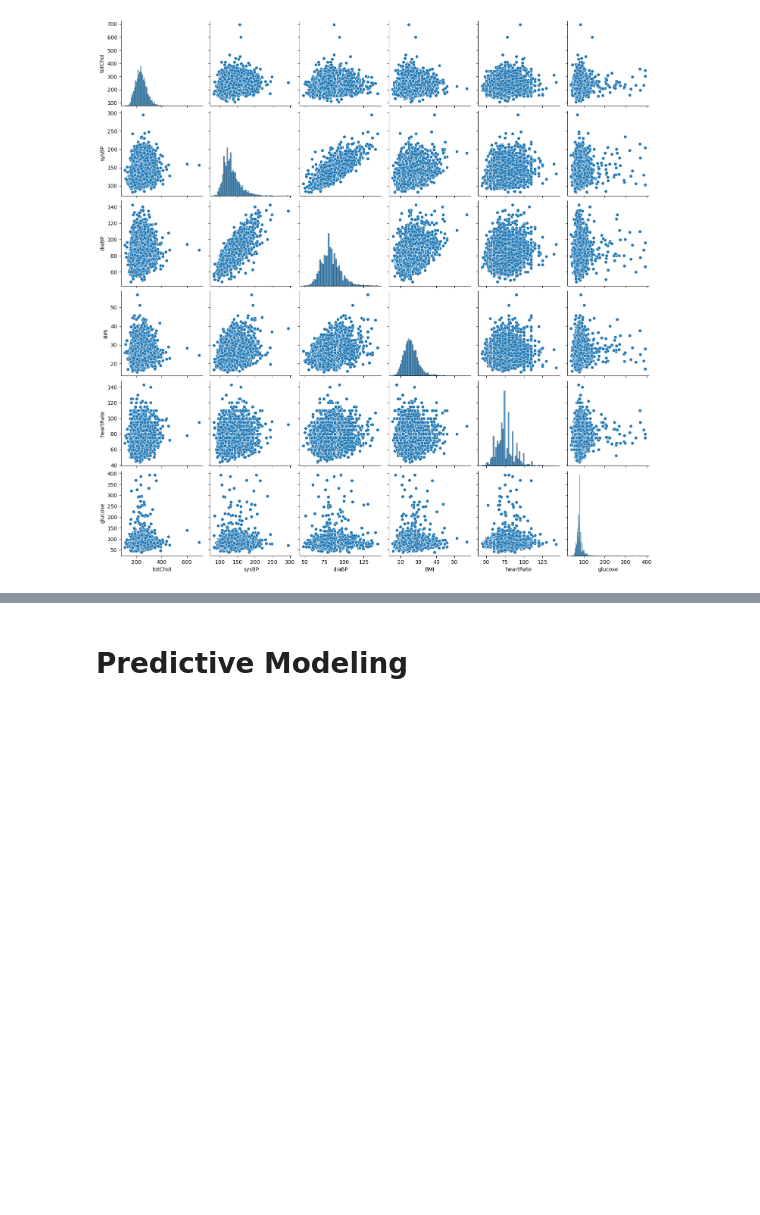
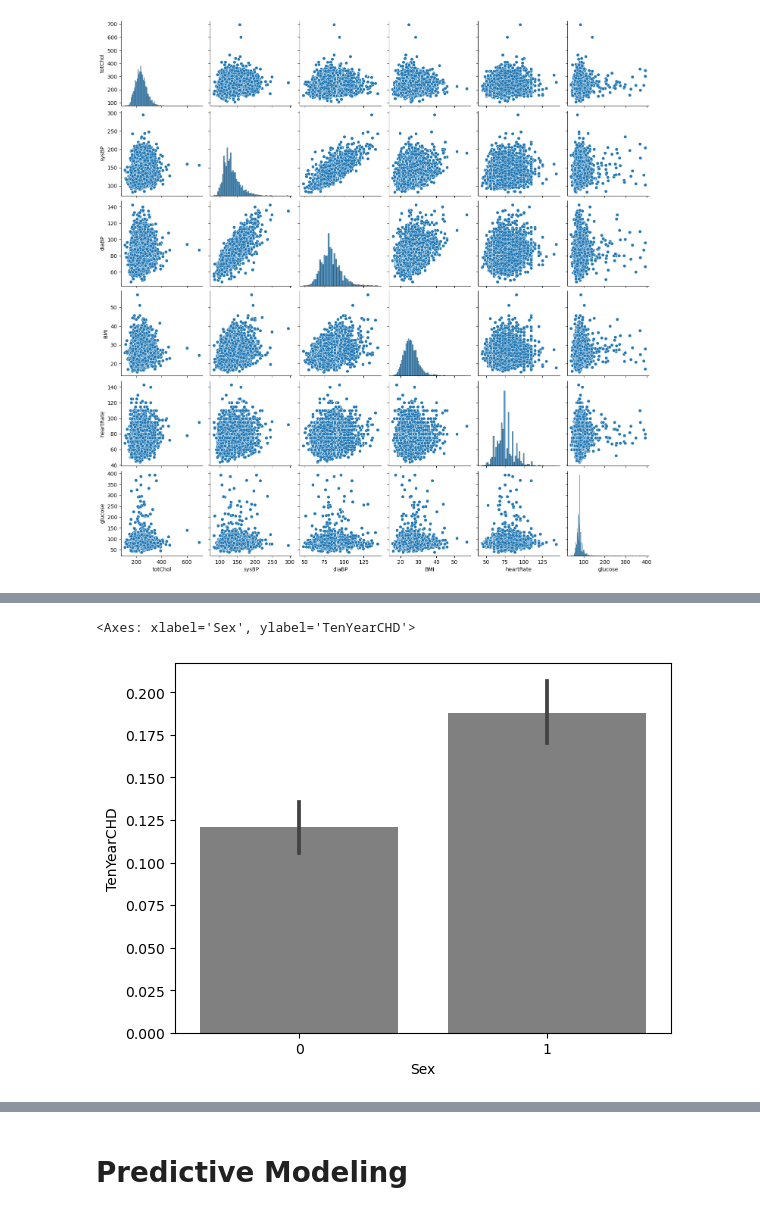
Before and after one commit to nawafalhu/HEART-DISEASE-PREDICTION, a Jupyter notebook: Heart-Disease.ipynb, the cells around one changed output, grey strips where cells are left out. Cells and saved outputs as stored; diff of their text form; code cells hidden in the pictures; blank space fills up the shorter version.

```diff
--- a/Heart-Disease.ipynb
+++ b/Heart-Disease.ipynb
@@ -313,0 +345,7 @@ sns.pairplot(data=df, vars=["totChol", "sysBP", "diaBP", "BMI", "heartRate", "gl
+# %%
+sample_female = df[df['Sex'] == 0].sample(n=min_count, random_state=101)
+sample_male = df[df['Sex'] == 1].sample(n=min_count, random_state=101)
+
+gender = pd.concat([sample_female, sample_male], axis=0)
+gender = gender.sample(frac=1).reset_index(drop=True) #shuffle the row
+gender.head()
@@ -313,0 +359,5 @@ sns.pairplot(data=df, vars=["totChol", "sysBP", "diaBP", "BMI", "heartRate", "gl
+# %%
+sns.barplot(data=gender, x='Sex', y='TenYearCHD', color='gray');
+# %% [output]
+<Axes: xlabel='Sex', ylabel='TenYearCHD'>
+[figure, added]
```
Also changed, not shown: parts of 14 cells of this notebook.
